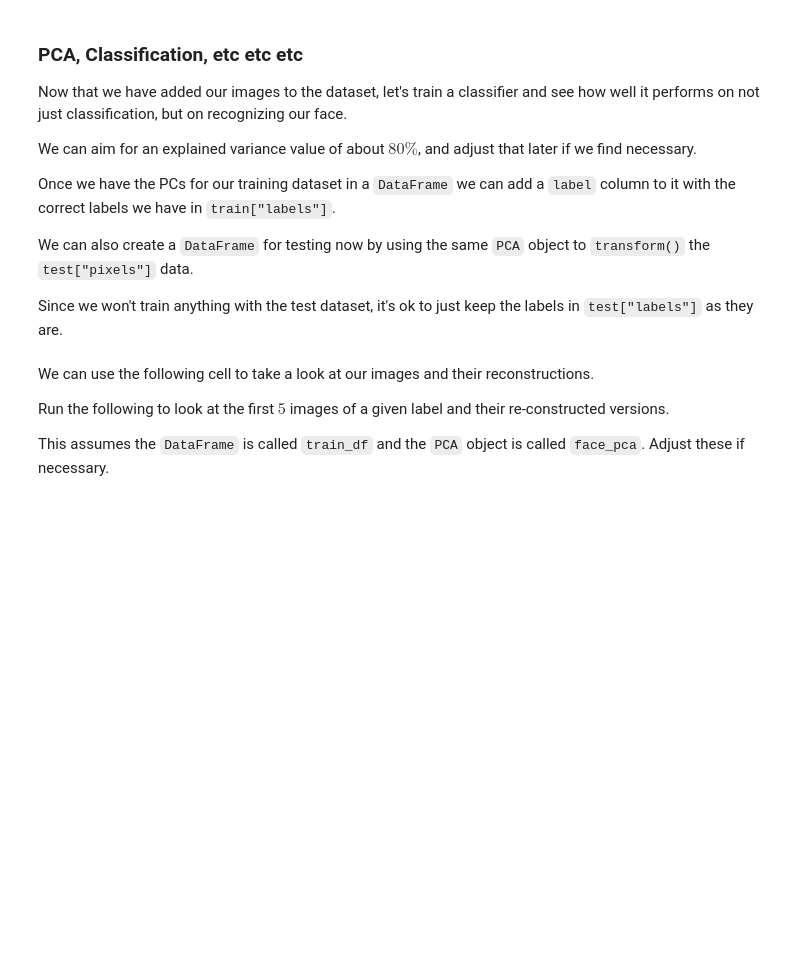
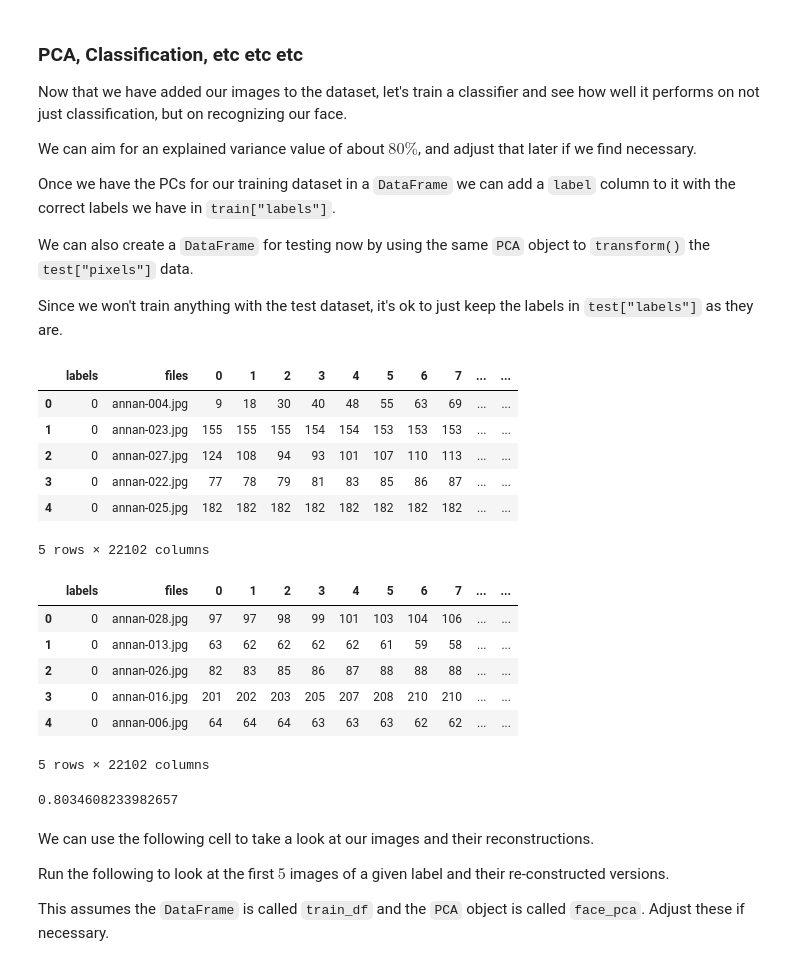
Before and after one commit to NYU-IDM-9103/HW10, a Jupyter notebook: HW10.ipynb, the cells around one changed output. Cells and saved outputs as stored; diff of their text form; code cells hidden in the pictures; blank space fills up the shorter version.

```diff
--- a/HW10.ipynb
+++ b/HW10.ipynb
@@ -115,12 +164,52 @@ Once we have the PCs for our training dataset in a `DataFrame` we can add a `lab
 We can also create a `DataFrame` for testing now by using the same `PCA` object to `transform()` the `test["pixels"]` data.
 
 Since we won't train anything with the test dataset, it's ok to just keep the labels in `test["labels"]` as they are.
+# %%
+# transform dict into df
+train_df = pd.DataFrame(train)
+expanded_pixels = train_df["pixels"].apply(pd.Series)
+train_df = pd.concat([train_df.drop(columns=["pixels"]), expanded_pixels], axis=1)
+
+test_df = pd.DataFrame(test)
+expanded_pixels = test_df["pixels"].apply(pd.Series)
+test_df = pd.concat([test_df.drop(columns=["pixels"]), expanded_pixels], axis=1)
+
+display(train_df.head())
+display(test_df.head())
+# %% [output]
+|  | labels | files | 0 | 1 | 2 | 3 | 4 | 5 | 6 | 7 | ... | ... |
+| 0 | 0 | annan-004.jpg | 9 | 18 | 30 | 40 | 48 | 55 | 63 | 69 | ... | ... |
+| 1 | 0 | annan-023.jpg | 155 | 155 | 155 | 154 | 154 | 153 | 153 | 153 | ... | ... |
+| 2 | 0 | annan-027.jpg | 124 | 108 | 94 | 93 | 101 | 107 | 110 | 113 | ... | ... |
+| 3 | 0 | annan-022.jpg | 77 | 78 | 79 | 81 | 83 | 85 | 86 | 87 | ... | ... |
+| 4 | 0 | annan-025.jpg | 182 | 182 | 182 | 182 | 182 | 182 | 182 | 182 | ... | ... |
+5 rows × 22102 columns
+|  | labels | files | 0 | 1 | 2 | 3 | 4 | 5 | 6 | 7 | ... | ... |
+| 0 | 0 | annan-028.jpg | 97 | 97 | 98 | 99 | 101 | 103 | 104 | 106 | ... | ... |
+| 1 | 0 | annan-013.jpg | 63 | 62 | 62 | 62 | 62 | 61 | 59 | 58 | ... | ... |
+| 2 | 0 | annan-026.jpg | 82 | 83 | 85 | 86 | 87 | 88 | 88 | 88 | ... | ... |
+| 3 | 0 | annan-016.jpg | 201 | 202 | 203 | 205 | 207 | 208 | 210 | 210 | ... | ... |
+| 4 | 0 | annan-006.jpg | 64 | 64 | 64 | 63 | 63 | 63 | 62 | 62 | ... | ... |
+5 rows × 22102 columns
 # %%
 # TODO: reload the dataset, now with our images
+# skipping this step, don't really like taking photos of my face...
+
 # TODO: create PCA, fit and transform train data
+face_pca = PCA(n_components=32)
+pca_train = face_pca.fit_transform(train_df.drop(columns=["labels","files"]))
+
 # TODO: check PCA captured variance
+print(face_pca.explained_variance())
+
 # TODO: prepare DataFrame for training (add label column)
+pca_train["label"] = train_df["labels"]
+
 # TODO: create the test DataFrame by running PCA on the test data
+pca_test = face_pca.transform(test_df.drop(columns=["labels","files"]))
+pca_test["label"] = test_df["labels"]
+# %% [output]
+0.8034608233982657
 # %% [markdown]
 We can use the following cell to take a look at our images and their reconstructions.
 
```
Also changed, not shown: parts of 21 cells of this notebook.
